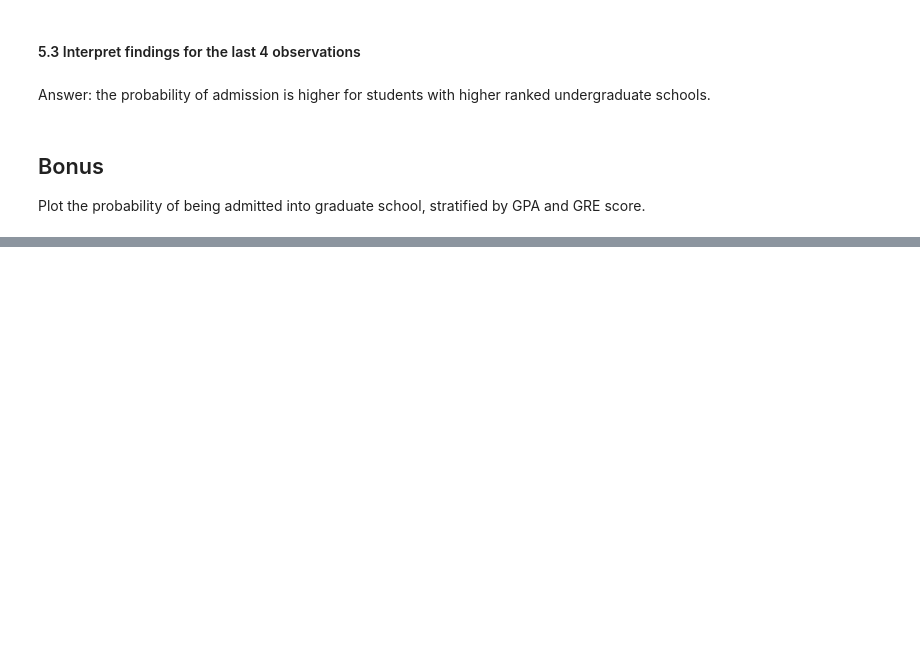
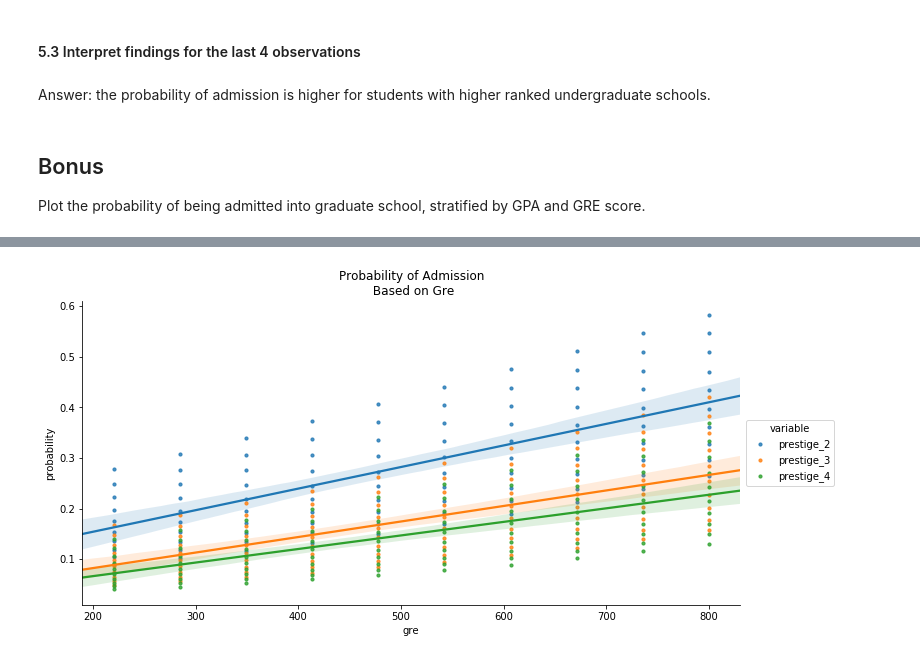
Before and after one commit to DVD0099/dat-homework, a Jupyter notebook: Project3-DevSingh.ipynb, the cells around one changed output, grey strips where cells are left out. Saved outputs shown, nothing was run; the diff lists cells and outputs as text; code cells hidden in the pictures; blank space fills up the shorter version.

```diff
--- a/Project3-DevSingh.ipynb
+++ b/Project3-DevSingh.ipynb
@@ -325,4 +375,9 @@ Answer: the probability of admission is higher for students with higher ranked u
 ## Bonus
 
 Plot the probability of being admitted into graduate school, stratified by GPA and GRE score.
+# %%
+import seaborn as sns
+
+combos = pd.melt(combos, id_vars=['gre', 'probability'],
+                 value_vars = [c for c in combos.columns if c.startswith('prestige_')])
 # %%
@@ -341,0 +394,2 @@ IndentationError: expected an indented block (<ipython-input-71-4769322afcbc>, l
+# %%
+combos = combos[combos.value==1]
@@ -341,0 +405,10 @@ IndentationError: expected an indented block (<ipython-input-71-4769322afcbc>, l
+# %%
+sns.lmplot('gre', 'probability',
+           data=combos, size=5, aspect=2,
+           fit_reg=True, hue='variable',
+           scatter_kws={'s': 10, 'marker': '.'})
+plt.gca().set(title='Probability of Admission\n Based on Gre');
+
+#not quite sure what i'm doing wrong. did my predictions not come out as expected?
+# %% [output]
+[figure, added]
```
Also changed, not shown: parts of 32 cells of this notebook.
